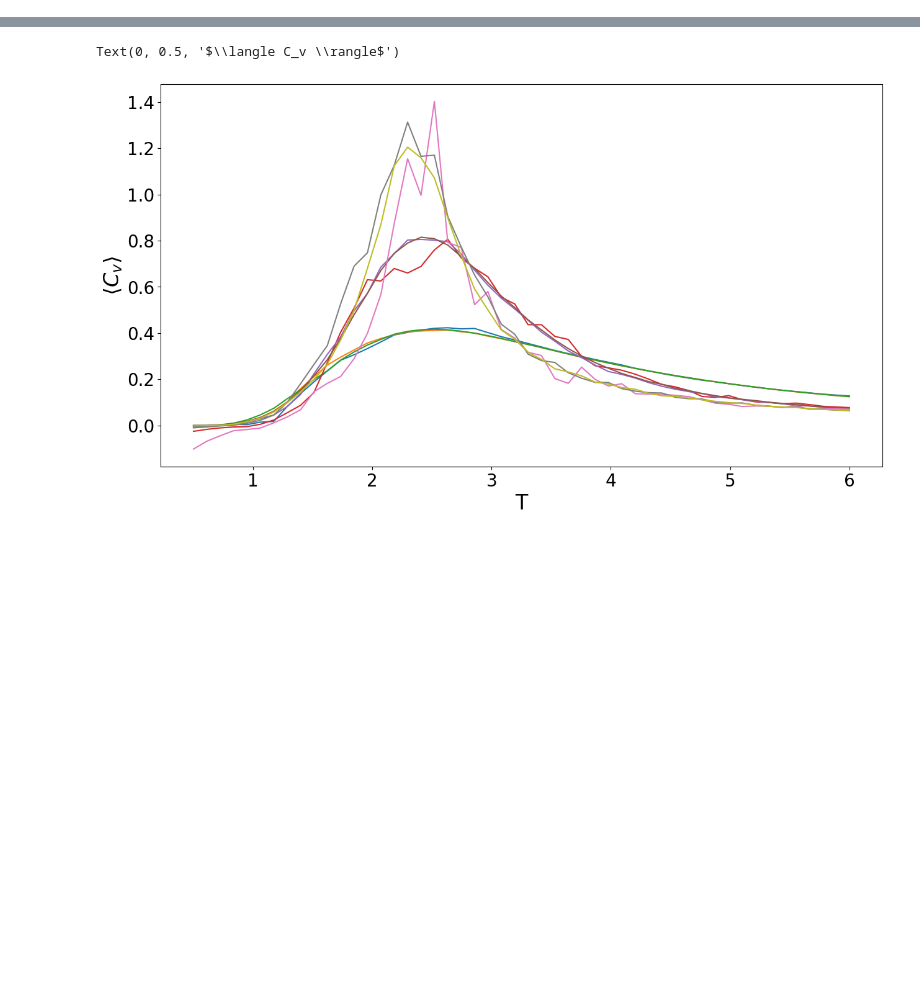
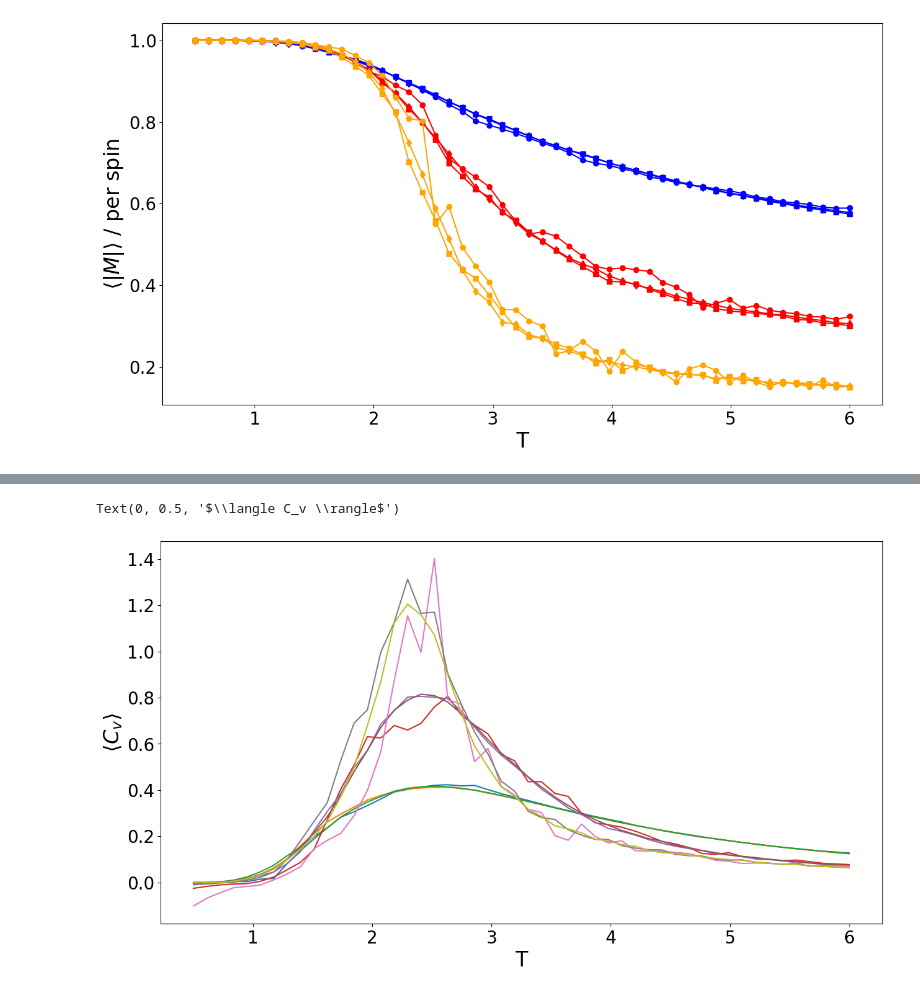
Before and after one commit to Modelizacion-de-Materiales/ModelizacionSolucionProblemas, a Jupyter notebook: Guia5-MC/Guia5-MC-python/MC_plots.ipynb, the cells around one changed output, grey strips where cells are left out. Cells and saved outputs as stored; diff of their text form; code cells hidden in the pictures; blank space fills up the shorter version.

```diff
--- a/Guia5-MC/Guia5-MC-python/MC_plots.ipynb
+++ b/Guia5-MC/Guia5-MC-python/MC_plots.ipynb
@@ -49,3 +44,7 @@ Text(0.5, 0, 'T')
+# %%
+plot_convergence_size_steps(results, 'MabsMEAN', symbol='|M|')
+# %% [output]
+[figure, added]
 # %%
 for size, thisresult in results.items():
     for steps, result in thisresult.items():
```
Also changed, not shown: parts of 11 cells of this notebook.
